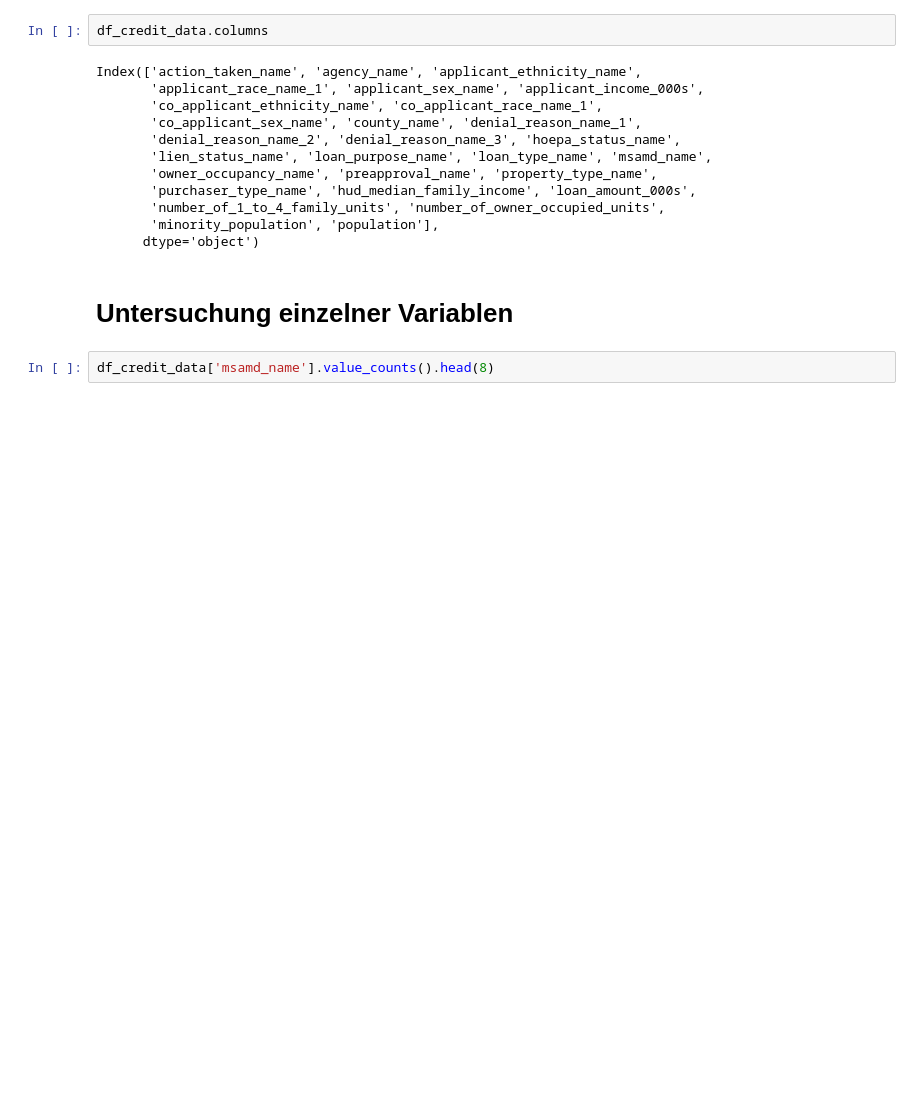
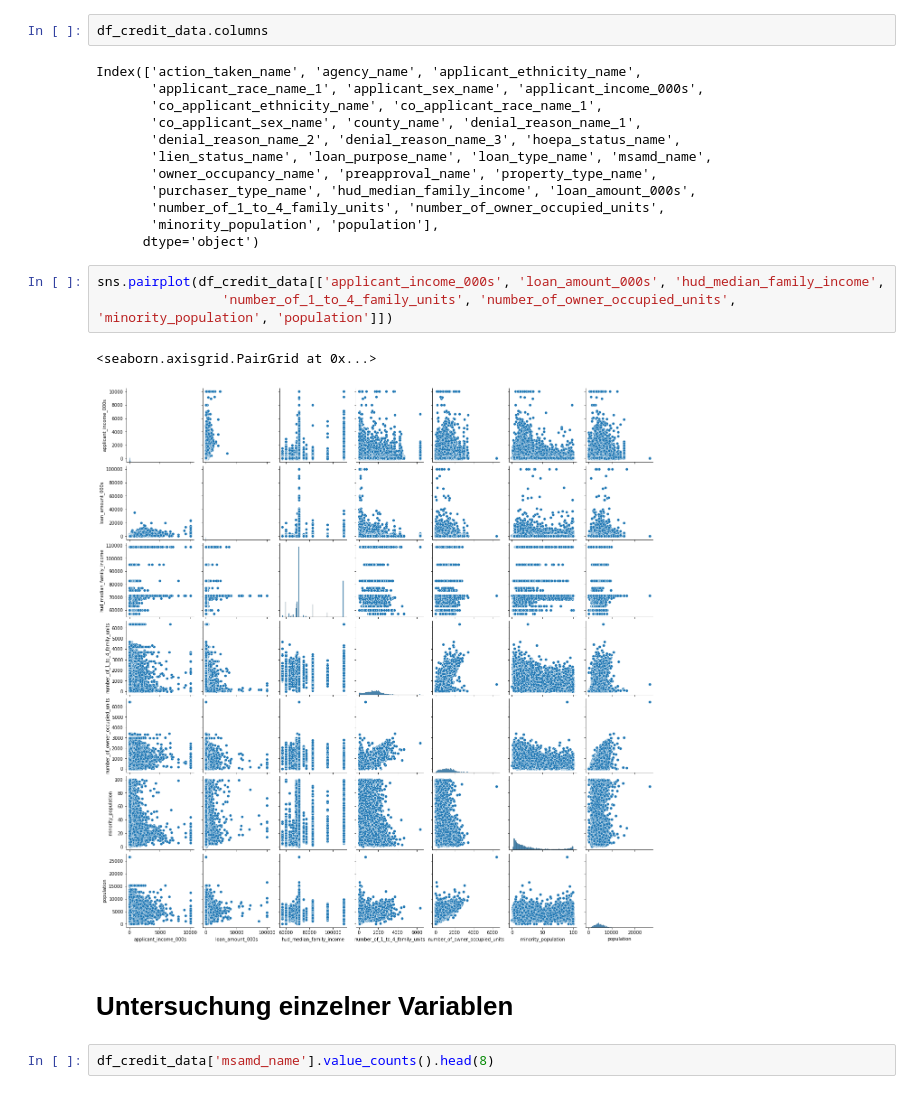
Before and after one commit to mrs-curi0sity/loan_data_challenge, a Jupyter notebook: eda_credit.ipynb, the cells around one changed output. Saved outputs shown, nothing was run; the diff lists cells and outputs as text; blank space fills up the shorter version.

Commit message:
added pairplot

```diff
--- a/eda_credit.ipynb
+++ b/eda_credit.ipynb
@@ -108,6 +108,12 @@ Index(['action_taken_name', 'agency_name', 'applicant_ethnicity_name',
        'number_of_1_to_4_family_units', 'number_of_owner_occupied_units',
        'minority_population', 'population'],
       dtype='object')
+# %%
+sns.pairplot(df_credit_data[['applicant_income_000s', 'loan_amount_000s', 'hud_median_family_income',
+                'number_of_1_to_4_family_units', 'number_of_owner_occupied_units', 'minority_population', 'population']])
+# %% [output]
+<seaborn.axisgrid.PairGrid at 0x...>
+[figure, added]
 # %% [markdown]
 # Untersuchung einzelner Variablen
 # %%
```
Also changed, not shown: parts of 8 cells of this notebook.
